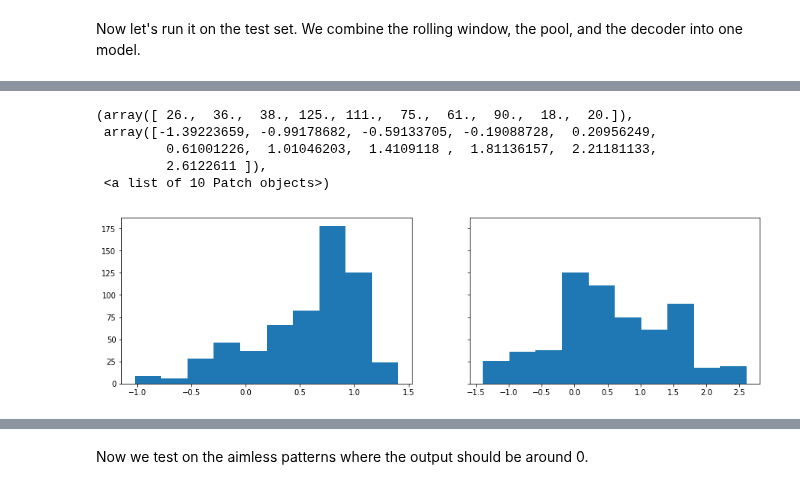
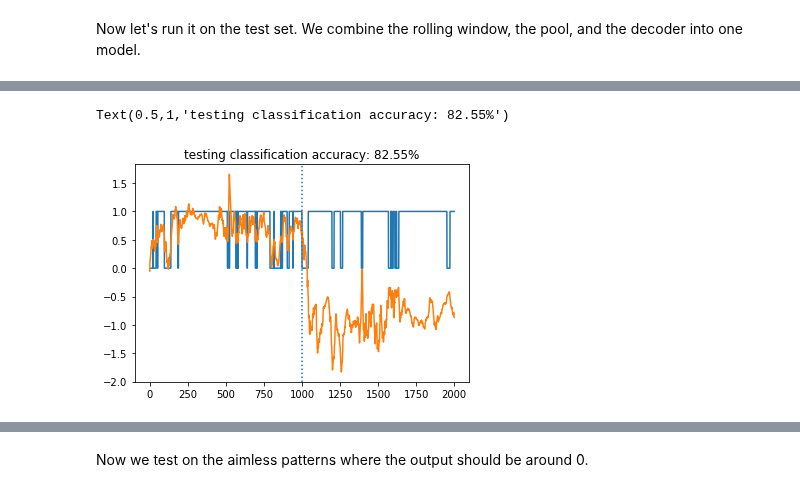
Before and after one commit to maddybartlett/NEN001, a Jupyter notebook: PatternInterpolation_Batch.ipynb, the cells around one changed output, grey strips where cells are left out. Drawn from its saved outputs; the diff is of its cells as text; code cells hidden in the pictures.

Commit message:
Theta = 15. Testing performance good.

```diff
--- a/PatternInterpolation_Batch.ipynb
+++ b/PatternInterpolation_Batch.ipynb
@@ -135,7 +135,8 @@ print(len(noplay_train_pca))
 # %%
 len_train = int(len(noplay_train_pca))/30
+print(len_train)
 T_train = len_train #param.len_train   # number of seconds to train on for each class
-T_test = 60 #len of noplay test 67    # number of seconds to test on for each class
+T_test = 100 #len of noplay test 67    # number of seconds to test on for each class
 # %% [markdown]
 Let's take a look at the training data
 # %%
@@ -324,26 +322,18 @@ HtmlProgressBar cannot be displayed. Please use the TerminalProgressBar. It can
 # %%
 N = int(T_test*10)
 
 v = test_sim.data[p_test_result_sample]
 classify1 = np.isclose(v[:N], 1, atol=0.5)
 classify2 = np.isclose(v[N:], -1, atol=0.5)
 classify = np.append(classify1, classify2)
 score_test = np.mean(classify)
 
 classify_score[1]=score_test
 
-#plt.plot(classify)
-#plt.plot(v)
-#plt.axvline(int(len(classify)/2), ls=':')
-#plt.title('testing classification accuracy: %1.2f%%' % (score_test*100))
-
-f, (ax1, ax2) = plt.subplots(1, 2, sharey=True, figsize=(15, 4))
-ax1.hist(v[:N], label='goal testing')
-ax2.hist(v[N:], label='noplay testing')
+plt.plot(classify)
+plt.plot(v)
+plt.axvline(int(len(classify)/2), ls=':')
+plt.title('testing classification accuracy: %1.2f%%' % (score_test*100))
 # %% [output]
-(array([ 26.,  36.,  38., 125., 111.,  75.,  61.,  90.,  18.,  20.]),
- array([-1.39223659, -0.99178682, -0.59133705, -0.19088728,  0.20956249,
-         0.61001226,  1.01046203,  1.4109118 ,  1.81136157,  2.21181133,
-         2.6122611 ]),
- <a list of 10 Patch objects>)
+Text(0.5,1,'testing classification accuracy: 82.55%')
-[figure, old version]
+[figure, new version]
```
Also changed, not shown: parts of 9 cells of this notebook.
